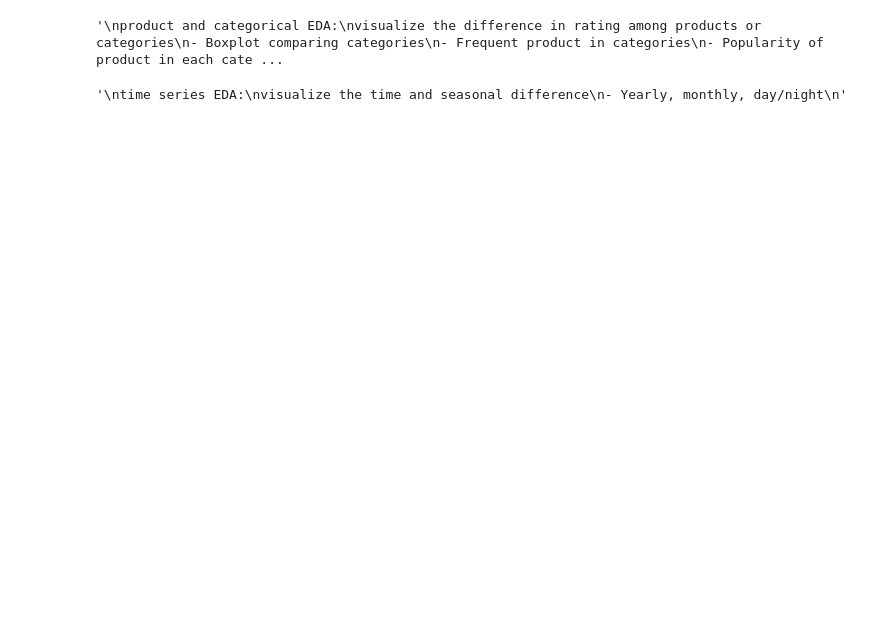
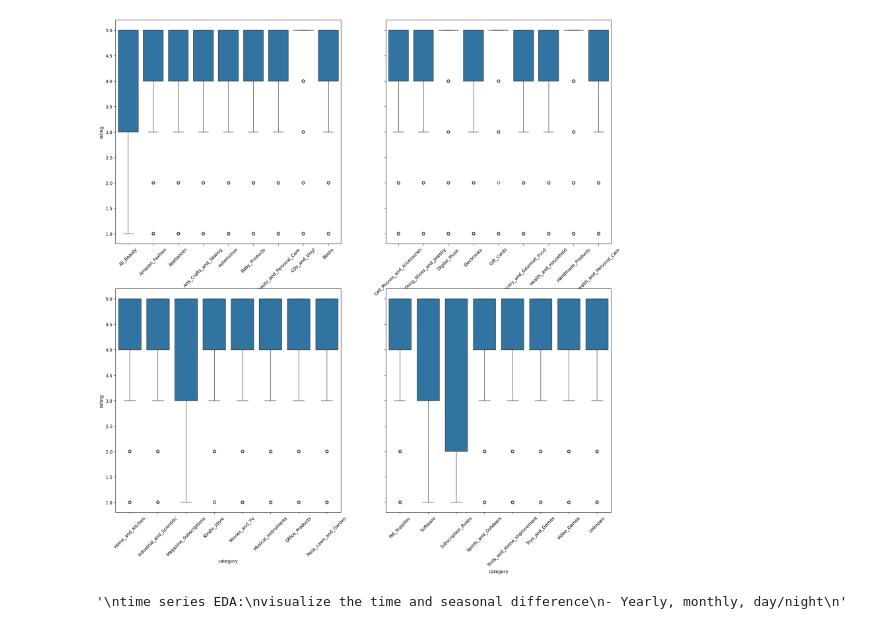
Before and after one commit to yifeica0/ECS171-Group8, a Jupyter notebook: EDA_categorical_timeseries.ipynb, the cells around one changed output. Saved outputs shown, nothing was run; the diff lists cells and outputs as text; code cells hidden in the pictures; blank space fills up the shorter version.

Commit message:
added boxplot for categorical rating distribution

```diff
--- a/EDA_categorical_timeseries.ipynb
+++ b/EDA_categorical_timeseries.ipynb
@@ -16,13 +42,3 @@ df.head()
 | 2 | All_Beauty | 1.0 | [moisturizing, real, messy] | moisturizing real messy | Not very moisturizing and real me... | 3 | one star | [] | ... |
 | 3 | All_Beauty | 5.0 | [high, quality, tool, like, denti... | high quality tool like dentist us... | High quality tools, just like you... | 13 | high quality tools, | [] | ... |
 | 4 | All_Beauty | 5.0 | [could, use, one, bundle, fantast... | could use one bundle fantastic ha... | You could use one bundle of this ... | 17 | get two bundles for best results | [] | ... |
-# %%
-"""
-product and categorical EDA:
-visualize the difference in rating among products or categories
-- Boxplot comparing categories
-- Frequent product in categories
-- Popularity of product in each categories
-"""
-# %% [output]
-'\nproduct and categorical EDA:\nvisualize the difference in rating among products or categories\n- Boxplot comparing categories\n- Frequent product in categories\n- Popularity of product in each cate ...
@@ -29,3 +82,30 @@ visualize the difference in rating among products or categories
+# %%
+"""
+product and categorical EDA:
+visualize the difference in rating among products or categories
+- Boxplot comparing categories
+- Frequent product in categories
+- Popularity of product in each categories
+"""
+
+# boxplot to show rating distribution
+
+# create 4 subplots
+fig, axes = plt.subplots(nrows=2, ncols=2, sharey=True, figsize=(20, 20))
+axes = axes.flatten()
+
+#split categories into 4 part
+parts = np.array_split(categories, 4)
+
+# loop to plot all categories into 4 separate subplots
+for i in range(4):
+  subdf = df[df['category'].isin(parts[i])]
+  sns.boxplot(x='category', y='rating', data=subdf, ax=axes[i])
+  axes[i].tick_params(axis='x', rotation=45)
+
+plt.show()
+# %% [output]
+[figure, added]
 # %%
 """
 time series EDA:
```
Also changed, not shown: parts of 5 cells of this notebook.
